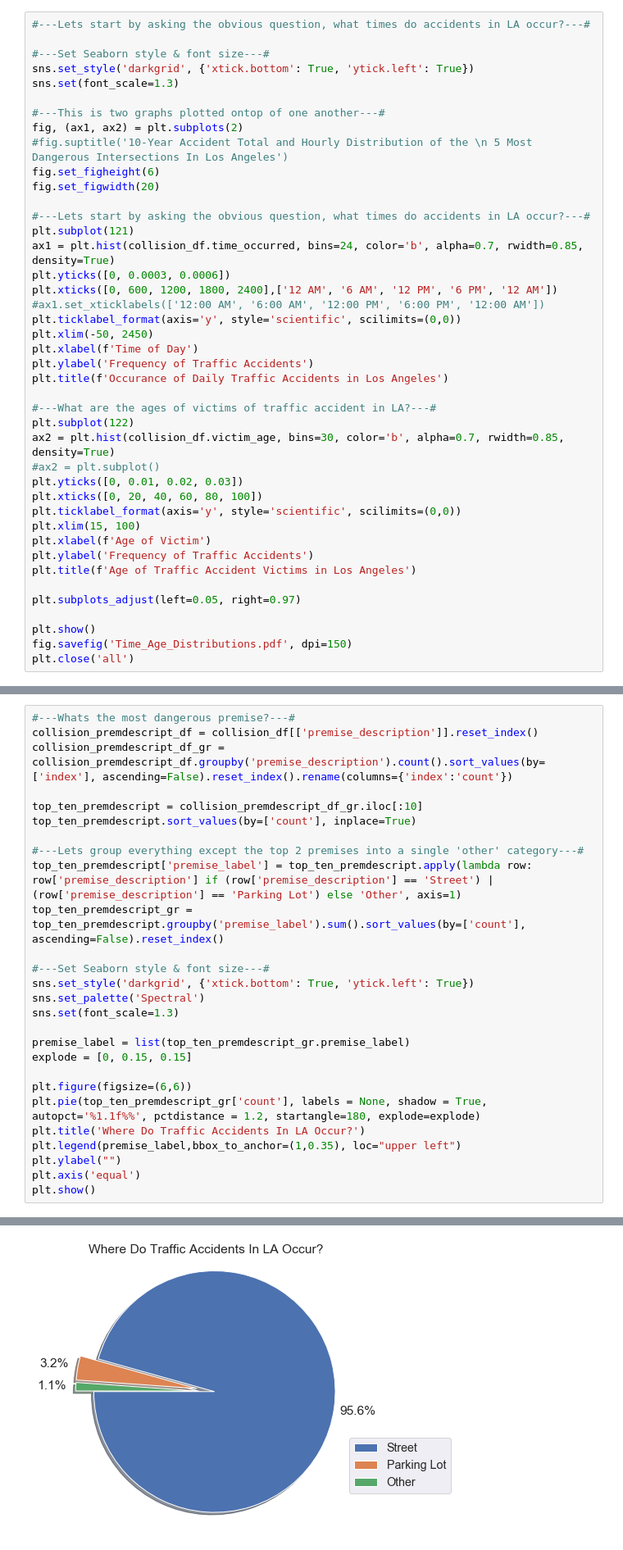
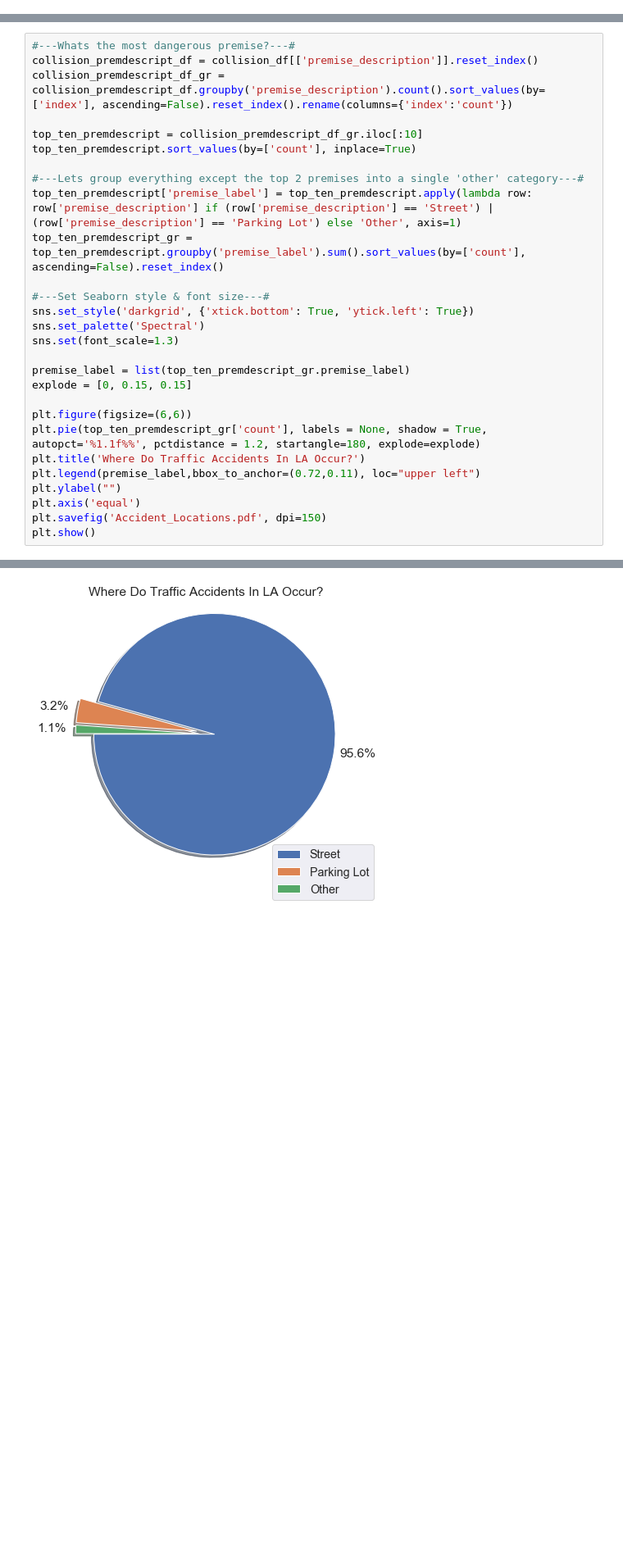
Before and after one commit to Nlaurita/Analysis_of_LA_Traffic_Collisions, a Jupyter notebook: LA Collision Analysis.ipynb, the cells around one changed output, grey strips where cells are left out. Shown: that part at 82% size. Drawn from its saved outputs; the diff is of its cells as text; blank space fills up the shorter version.

```diff
--- a/LA Collision Analysis.ipynb
+++ b/LA Collision Analysis.ipynb
@@ -160,42 +144,0 @@ Adding an axes using the same arguments as a previous axes currently reuses the
-# %%
-#---Lets start by asking the obvious question, what times do accidents in LA occur?---#
-
-#---Set Seaborn style & font size---#
-sns.set_style('darkgrid', {'xtick.bottom': True, 'ytick.left': True})
-sns.set(font_scale=1.3)
-
-#---This is two graphs plotted ontop of one another---#
-fig, (ax1, ax2) = plt.subplots(2)
-#fig.suptitle('10-Year Accident Total and Hourly Distribution of the \n 5 Most Dangerous Intersections In Los Angeles')
-fig.set_figheight(6)
-fig.set_figwidth(20)
-
-#---Lets start by asking the obvious question, what times do accidents in LA occur?---#
-plt.subplot(121)
-ax1 = plt.hist(collision_df.time_occurred, bins=24, color='b', alpha=0.7, rwidth=0.85, density=True)
-plt.yticks([0, 0.0003, 0.0006])
-plt.xticks([0, 600, 1200, 1800, 2400],['12 AM', '6 AM', '12 PM', '6 PM', '12 AM'])
-#ax1.set_xticklabels(['12:00 AM', '6:00 AM', '12:00 PM', '6:00 PM', '12:00 AM'])
-plt.ticklabel_format(axis='y', style='scientific', scilimits=(0,0))
-plt.xlim(-50, 2450)
-plt.xlabel(f'Time of Day')
-plt.ylabel('Frequency of Traffic Accidents')
-plt.title(f'Occurance of Daily Traffic Accidents in Los Angeles')
-
-#---What are the ages of victims of traffic accident in LA?---#
-plt.subplot(122)
-ax2 = plt.hist(collision_df.victim_age, bins=30, color='b', alpha=0.7, rwidth=0.85, density=True)
-#ax2 = plt.subplot()
-plt.yticks([0, 0.01, 0.02, 0.03])
-plt.xticks([0, 20, 40, 60, 80, 100])
-plt.ticklabel_format(axis='y', style='scientific', scilimits=(0,0))
-plt.xlim(15, 100)
-plt.xlabel(f'Age of Victim')
-plt.ylabel('Frequency of Traffic Accidents')
-plt.title(f'Age of Traffic Accident Victims in Los Angeles')
-
-plt.subplots_adjust(left=0.05, right=0.97)
-
-plt.show()
-fig.savefig('Time_Age_Distributions.pdf', dpi=150)
-plt.close('all')
@@ -377,33 +344,34 @@ top_ten_premdescript = collision_premdescript_df_gr.iloc[:10]
 top_ten_premdescript.sort_values(by=['count'], inplace=True)
 
 #---Lets group everything except the top 2 premises into a single 'other' category---#
 top_ten_premdescript['premise_label'] = top_ten_premdescript.apply(lambda row: row['premise_description'] if (row['premise_description'] == 'Street') | (row['premise_description'] == 'Parking Lot') else 'Other', axis=1)
 top_ten_premdescript_gr = top_ten_premdescript.groupby('premise_label').sum().sort_values(by=['count'], ascending=False).reset_index()
 
 #---Set Seaborn style & font size---#
 sns.set_style('darkgrid', {'xtick.bottom': True, 'ytick.left': True})
 sns.set_palette('Spectral')
 sns.set(font_scale=1.3)
 
 premise_label = list(top_ten_premdescript_gr.premise_label)
 explode = [0, 0.15, 0.15]
 
 plt.figure(figsize=(6,6))
 plt.pie(top_ten_premdescript_gr['count'], labels = None, shadow = True, autopct='%1.1f%%', pctdistance = 1.2, startangle=180, explode=explode)
 plt.title('Where Do Traffic Accidents In LA Occur?')
-plt.legend(premise_label,bbox_to_anchor=(1,0.35), loc="upper left")
+plt.legend(premise_label,bbox_to_anchor=(0.72,0.11), loc="upper left")
 plt.ylabel("")
 plt.axis('equal')
+plt.savefig('Accident_Locations.pdf', dpi=150)
 plt.show()
 # %% [output]
 A value is trying to be set on a copy of a slice from a DataFrame
 
 See the caveats in the documentation: http://pandas.pydata.org/pandas-docs/stable/indexing.html#indexing-view-versus-copy
 
 A value is trying to be set on a copy of a slice from a DataFrame.
 Try using .loc[row_indexer,col_indexer] = value instead
 
 See the caveats in the documentation: http://pandas.pydata.org/pandas-docs/stable/indexing.html#indexing-view-versus-copy
   if __name__ == '__main__':
-[figure, old version]
+[figure, new version]
 # %% [markdown]
```
Also changed, not shown: parts of 20 cells of this notebook, 9 other files.
